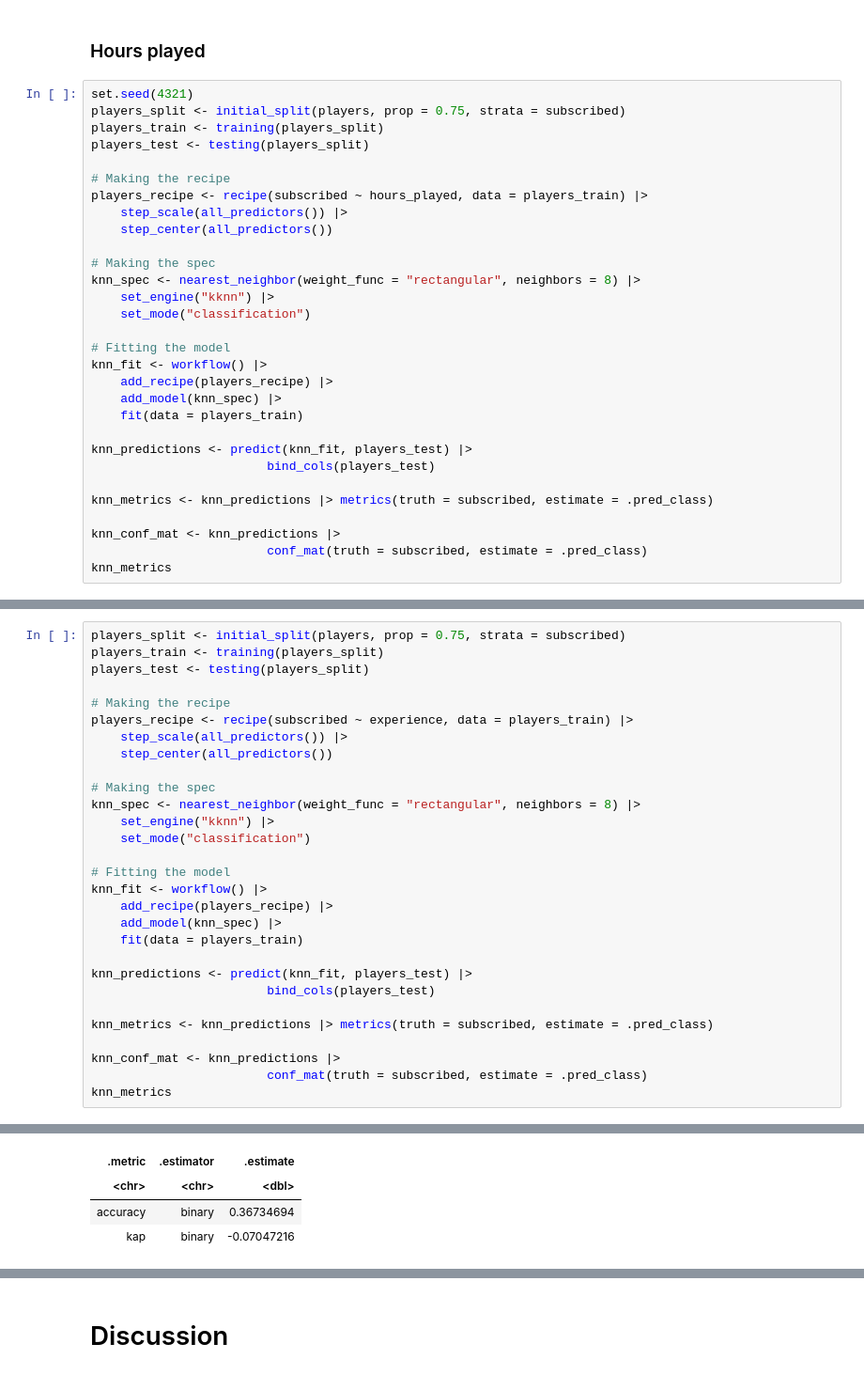
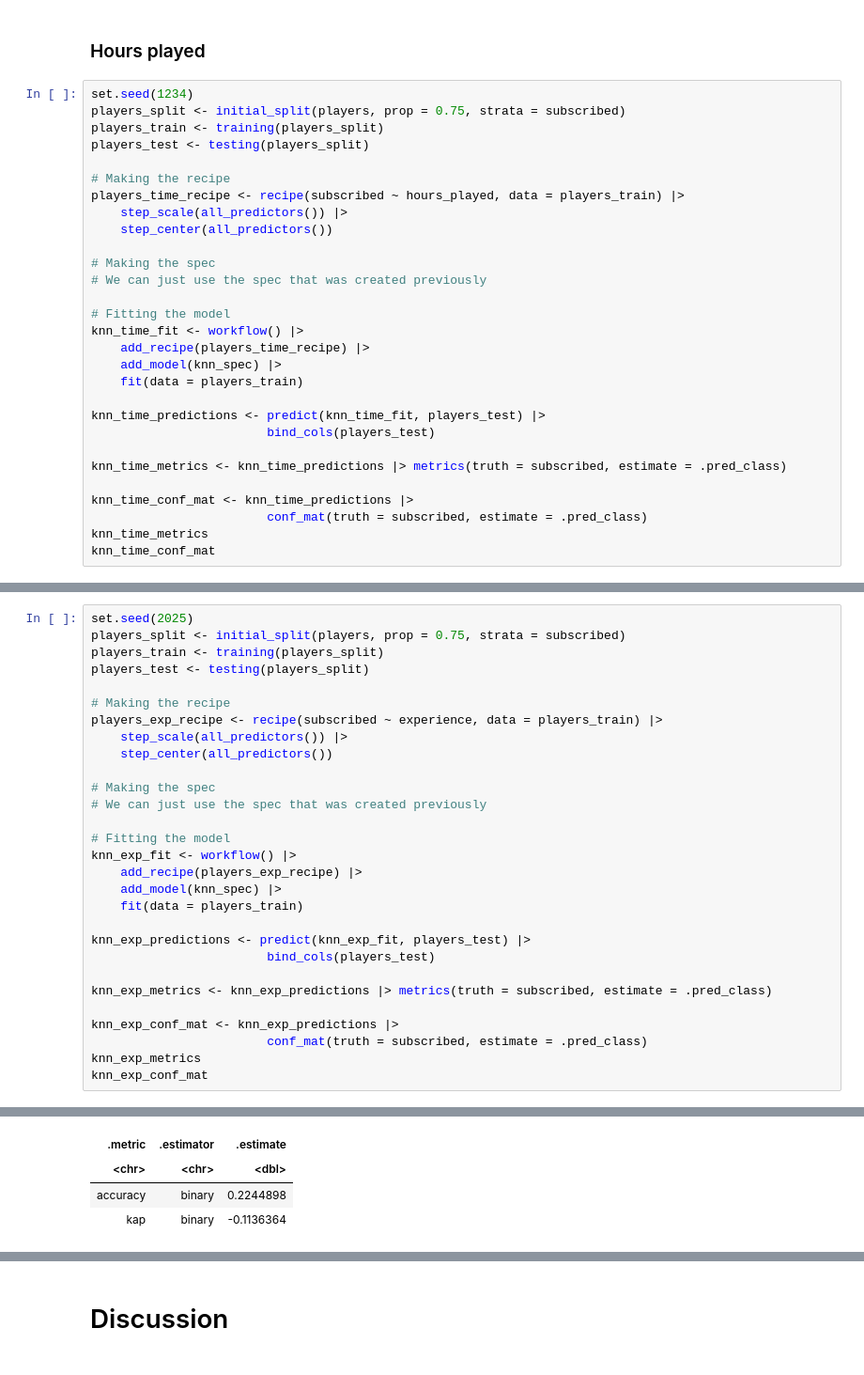
Before and after one commit to jhuan175/dsci100_project_final_report, a Jupyter notebook: Project_Final_Report.ipynb, the cells around one changed output, grey strips where cells are left out. Shown at 94% size. Drawn from its saved outputs; the diff is of its cells as text.

```diff
--- a/Project_Final_Report.ipynb
+++ b/Project_Final_Report.ipynb
@@ -323,35 +318,34 @@ A tibble: 2 × 3
 # %% [markdown]
 ### Hours played
 # %%
-set.seed(4321)
+set.seed(1234)
 players_split <- initial_split(players, prop = 0.75, strata = subscribed)
 players_train <- training(players_split)
 players_test <- testing(players_split)
 
 # Making the recipe
-players_recipe <- recipe(subscribed ~ hours_played, data = players_train) |>
+players_time_recipe <- recipe(subscribed ~ hours_played, data = players_train) |>
     step_scale(all_predictors()) |>
     step_center(all_predictors())
 
 # Making the spec
-knn_spec <- nearest_neighbor(weight_func = "rectangular", neighbors = 8) |>
-    set_engine("kknn") |>
-    set_mode("classification")
+# We can just use the spec that was created previously
 
 # Fitting the model
-knn_fit <- workflow() |>
-    add_recipe(players_recipe) |>
+knn_time_fit <- workflow() |>
+    add_recipe(players_time_recipe) |>
     add_model(knn_spec) |>
     fit(data = players_train)
 
-knn_predictions <- predict(knn_fit, players_test) |>
+knn_time_predictions <- predict(knn_time_fit, players_test) |>
                         bind_cols(players_test)
 
-knn_metrics <- knn_predictions |> metrics(truth = subscribed, estimate = .pred_class)
+knn_time_metrics <- knn_time_predictions |> metrics(truth = subscribed, estimate = .pred_class)
 
-knn_conf_mat <- knn_predictions |>
+knn_time_conf_mat <- knn_time_predictions |>
                         conf_mat(truth = subscribed, estimate = .pred_class)
-knn_metrics
+knn_time_metrics
+knn_time_conf_mat
 # %% [output]
 A tibble: 2 × 3
 | .metric | .estimator | .estimate |
@@ -363,35 +361,35 @@ A tibble: 2 × 3
 # %%
+set.seed(2025)
 players_split <- initial_split(players, prop = 0.75, strata = subscribed)
 players_train <- training(players_split)
 players_test <- testing(players_split)
 
 # Making the recipe
-players_recipe <- recipe(subscribed ~ experience, data = players_train) |>
+players_exp_recipe <- recipe(subscribed ~ experience, data = players_train) |>
     step_scale(all_predictors()) |>
     step_center(all_predictors())
 
 # Making the spec
-knn_spec <- nearest_neighbor(weight_func = "rectangular", neighbors = 8) |>
-    set_engine("kknn") |>
-    set_mode("classification")
+# We can just use the spec that was created previously
 
 # Fitting the model
-knn_fit <- workflow() |>
-    add_recipe(players_recipe) |>
+knn_exp_fit <- workflow() |>
+    add_recipe(players_exp_recipe) |>
     add_model(knn_spec) |>
     fit(data = players_train)
 
-knn_predictions <- predict(knn_fit, players_test) |>
+knn_exp_predictions <- predict(knn_exp_fit, players_test) |>
                         bind_cols(players_test)
 
-knn_metrics <- knn_predictions |> metrics(truth = subscribed, estimate = .pred_class)
+knn_exp_metrics <- knn_exp_predictions |> metrics(truth = subscribed, estimate = .pred_class)
 
-knn_conf_mat <- knn_predictions |>
+knn_exp_conf_mat <- knn_exp_predictions |>
                         conf_mat(truth = subscribed, estimate = .pred_class)
-knn_metrics
+knn_exp_metrics
+knn_exp_conf_mat
 # %% [output]
 A tibble: 2 × 3
 | .metric | .estimator | .estimate |
 | <chr> | <chr> | <dbl> |
-| accuracy | binary | 0.36734694 |
-| kap | binary | -0.07047216 |
+| accuracy | binary | 0.2244898 |
+| kap | binary | -0.1136364 |
```
Also changed, not shown: parts of 7 cells of this notebook.
